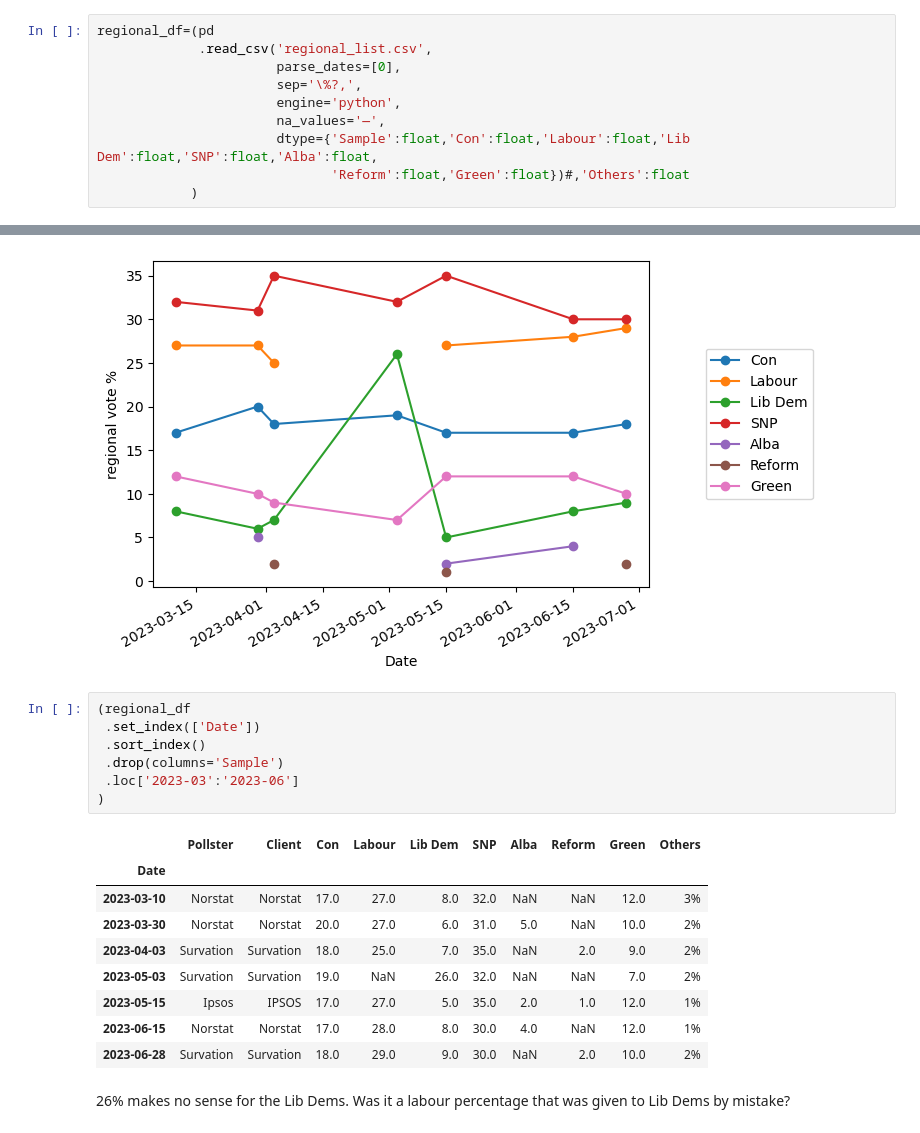
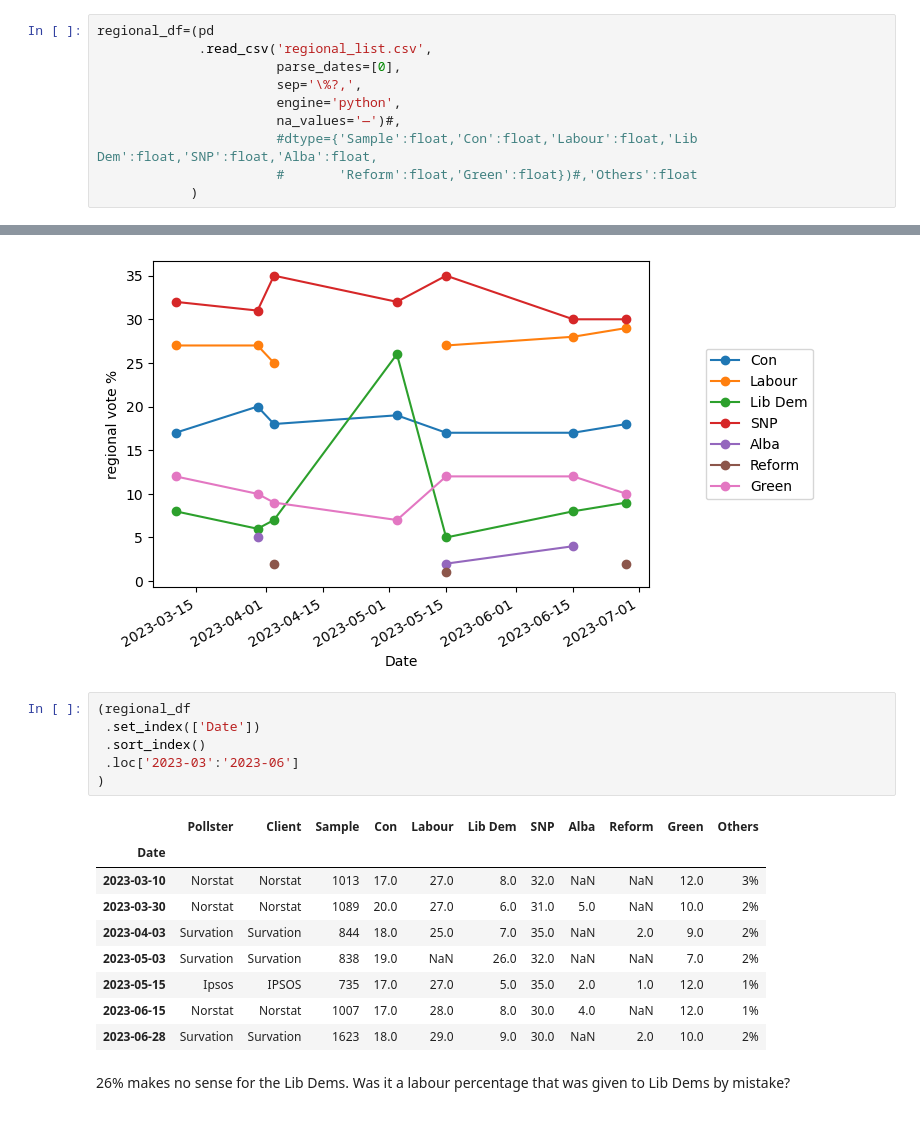
Before and after one commit to stelios-c/uk_votes, a Jupyter notebook: scottish_may2026.ipynb, the cells around one changed output, grey strips where cells are left out. Drawn from its saved outputs; the diff is of its cells as text.

```diff
--- a/scottish_may2026.ipynb
+++ b/scottish_may2026.ipynb
@@ -14,9 +14,9 @@ regional_df=(pd
                        parse_dates=[0],
                        sep='\%?,',
                        engine='python',
-                       na_values='—',
-                       dtype={'Sample':float,'Con':float,'Labour':float,'Lib Dem':float,'SNP':float,'Alba':float,
-                              'Reform':float,'Green':float})#,'Others':float
+                       na_values='—')#,
+                       #dtype={'Sample':float,'Con':float,'Labour':float,'Lib Dem':float,'SNP':float,'Alba':float,
+                       #       'Reform':float,'Green':float})#,'Others':float
             )
 # %% [markdown]
 ## Analysis
@@ -126,19 +126,18 @@ memory usage: 9.0+ KB
 # %%
 (regional_df
  .set_index(['Date'])
  .sort_index()
- .drop(columns='Sample')
  .loc['2023-03':'2023-06']
 )
 # %% [output]
-|  | Pollster | Client | Con | Labour | Lib Dem | SNP | Alba | Reform | Green | Others |
-| Date |  |  |  |  |  |  |  |  |  |  |
-| 2023-03-10 | Norstat | Norstat | 17.0 | 27.0 | 8.0 | 32.0 | NaN | NaN | 12.0 | 3% |
-| 2023-03-30 | Norstat | Norstat | 20.0 | 27.0 | 6.0 | 31.0 | 5.0 | NaN | 10.0 | 2% |
-| 2023-04-03 | Survation | Survation | 18.0 | 25.0 | 7.0 | 35.0 | NaN | 2.0 | 9.0 | 2% |
-| 2023-05-03 | Survation | Survation | 19.0 | NaN | 26.0 | 32.0 | NaN | NaN | 7.0 | 2% |
-| 2023-05-15 | Ipsos | IPSOS | 17.0 | 27.0 | 5.0 | 35.0 | 2.0 | 1.0 | 12.0 | 1% |
-| 2023-06-15 | Norstat | Norstat | 17.0 | 28.0 | 8.0 | 30.0 | 4.0 | NaN | 12.0 | 1% |
-| 2023-06-28 | Survation | Survation | 18.0 | 29.0 | 9.0 | 30.0 | NaN | 2.0 | 10.0 | 2% |
+|  | Pollster | Client | Sample | Con | Labour | Lib Dem | SNP | Alba | Reform | Green | Others |
+| Date |  |  |  |  |  |  |  |  |  |  |  |
+| 2023-03-10 | Norstat | Norstat | 1013 | 17.0 | 27.0 | 8.0 | 32.0 | NaN | NaN | 12.0 | 3% |
+| 2023-03-30 | Norstat | Norstat | 1089 | 20.0 | 27.0 | 6.0 | 31.0 | 5.0 | NaN | 10.0 | 2% |
+| 2023-04-03 | Survation | Survation | 844 | 18.0 | 25.0 | 7.0 | 35.0 | NaN | 2.0 | 9.0 | 2% |
+| 2023-05-03 | Survation | Survation | 838 | 19.0 | NaN | 26.0 | 32.0 | NaN | NaN | 7.0 | 2% |
+| 2023-05-15 | Ipsos | IPSOS | 735 | 17.0 | 27.0 | 5.0 | 35.0 | 2.0 | 1.0 | 12.0 | 1% |
+| 2023-06-15 | Norstat | Norstat | 1007 | 17.0 | 28.0 | 8.0 | 30.0 | 4.0 | NaN | 12.0 | 1% |
+| 2023-06-28 | Survation | Survation | 1623 | 18.0 | 29.0 | 9.0 | 30.0 | NaN | 2.0 | 10.0 | 2% |
 # %% [markdown]
 26% makes no sense for the Lib Dems. Was it a labour percentage that was given to Lib Dems by mistake?
```
